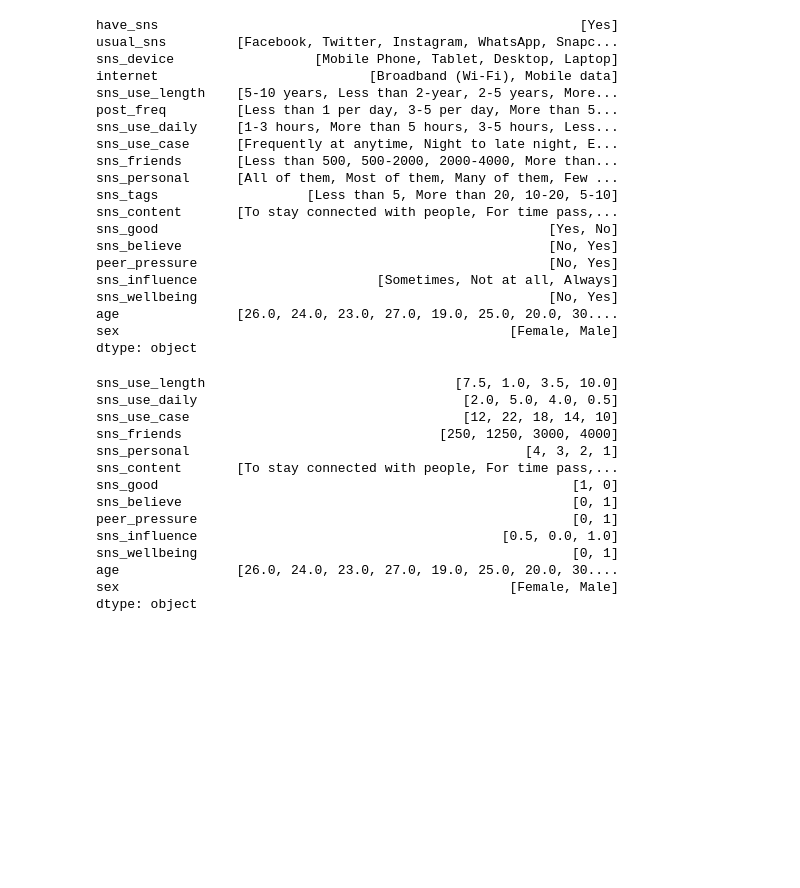
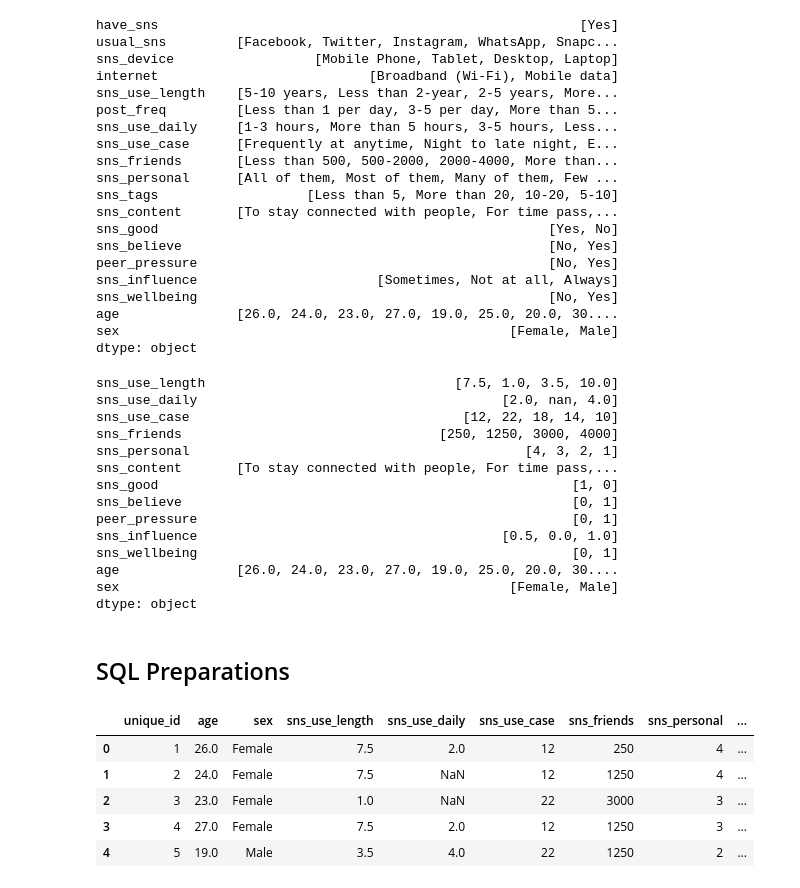
Before and after one commit to hirnas/cpsc368tp, a Jupyter notebook: code/final-submission.ipynb, the cells around one changed output. Saved outputs shown, nothing was run; the diff lists cells and outputs as text; code cells hidden in the pictures; blank space fills up the shorter version.

```diff
--- a/code/final-submission.ipynb
+++ b/code/final-submission.ipynb
@@ -242,8 +242,8 @@ sm_df_cleaned['sns_use_length'] = sm_df_cleaned['sns_use_length'].map(ordinal_ma
 ordinal_map = {
     '1-3 hours': 2,
     '3-5 hours': 4,
-    'Less than 1 hour': 0.5,
-    'More than 5 hours': 5,
+    'less than 1 hour': 0.5,
+    'more than 5 hours': 5,
 }
 sm_df_cleaned['sns_use_daily'] = sm_df_cleaned['sns_use_daily'].map(ordinal_map)
 
@@ -276,7 +276,7 @@ sm_df_cleaned['sns_personal'] = sm_df_cleaned['sns_personal'].map(ordinal_map)
 sm_df_cleaned.apply(lambda col: col.unique())
 # %% [output]
 sns_use_length                                [7.5, 1.0, 3.5, 10.0]
-sns_use_daily                                  [2.0, 5.0, 4.0, 0.5]
+sns_use_daily                                       [2.0, nan, 4.0]
 sns_use_case                                   [12, 22, 18, 14, 10]
 sns_friends                                 [250, 1250, 3000, 4000]
 sns_personal                                           [4, 3, 2, 1]
@@ -289,3 +289,5 @@ sns_wellbeing                                                [0, 1]
 age               [26.0, 24.0, 23.0, 27.0, 19.0, 25.0, 20.0, 30....
 sex                                                  [Female, Male]
 dtype: object
+# %% [markdown]
+## SQL Preparations
@@ -291,0 +317,9 @@ dtype: object
+# %%
+sm_df_cleaned.head()
+# %% [output]
+|  | unique_id | age | sex | sns_use_length | sns_use_daily | sns_use_case | sns_friends | sns_personal | ... |
+| 0 | 1 | 26.0 | Female | 7.5 | 2.0 | 12 | 250 | 4 | ... |
+| 1 | 2 | 24.0 | Female | 7.5 | NaN | 12 | 1250 | 4 | ... |
+| 2 | 3 | 23.0 | Female | 1.0 | NaN | 22 | 3000 | 3 | ... |
+| 3 | 4 | 27.0 | Female | 7.5 | 2.0 | 12 | 1250 | 3 | ... |
+| 4 | 5 | 19.0 | Male | 3.5 | 4.0 | 22 | 1250 | 2 | ... |
```
Also changed, not shown: parts of 8 cells of this notebook.
